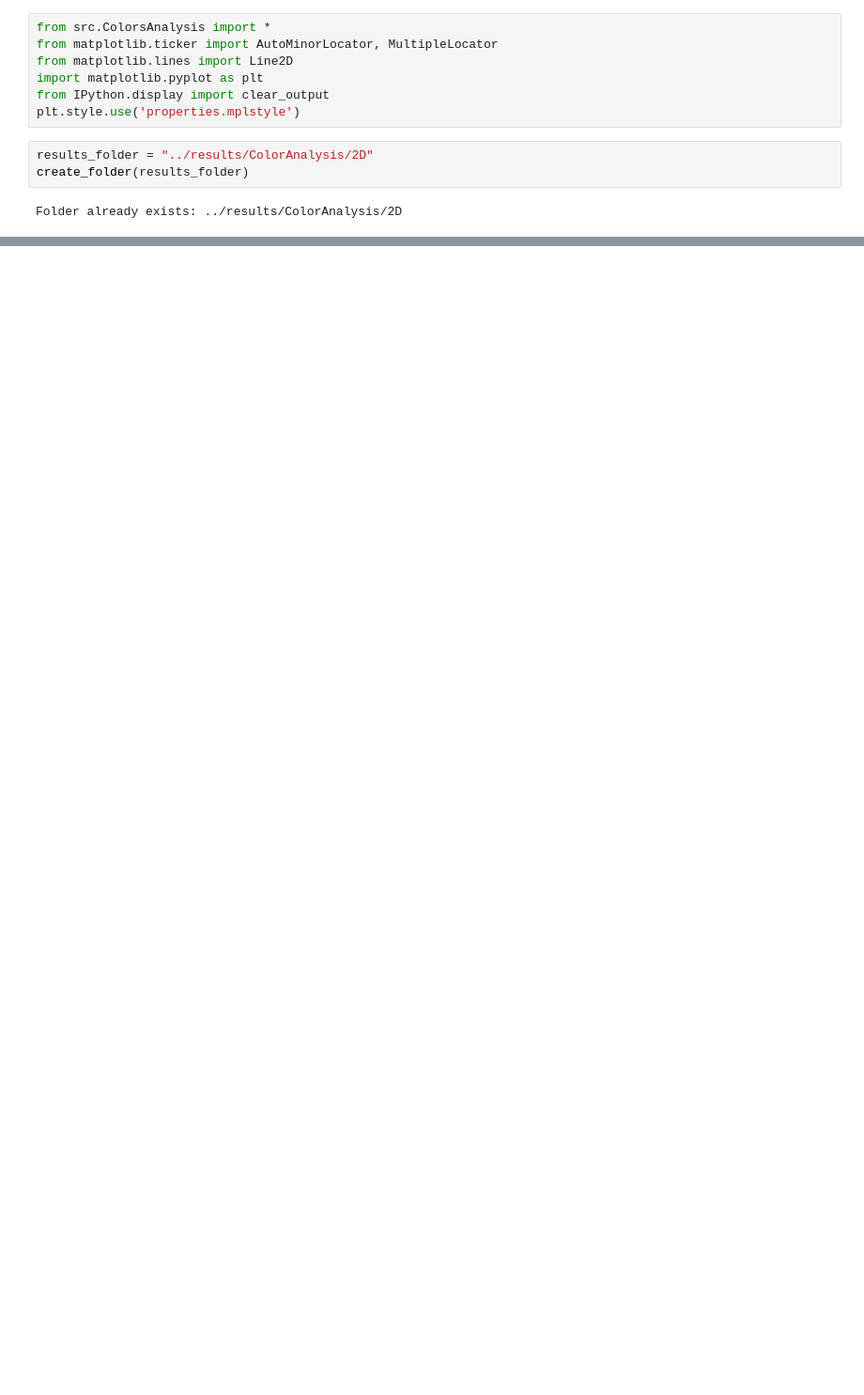
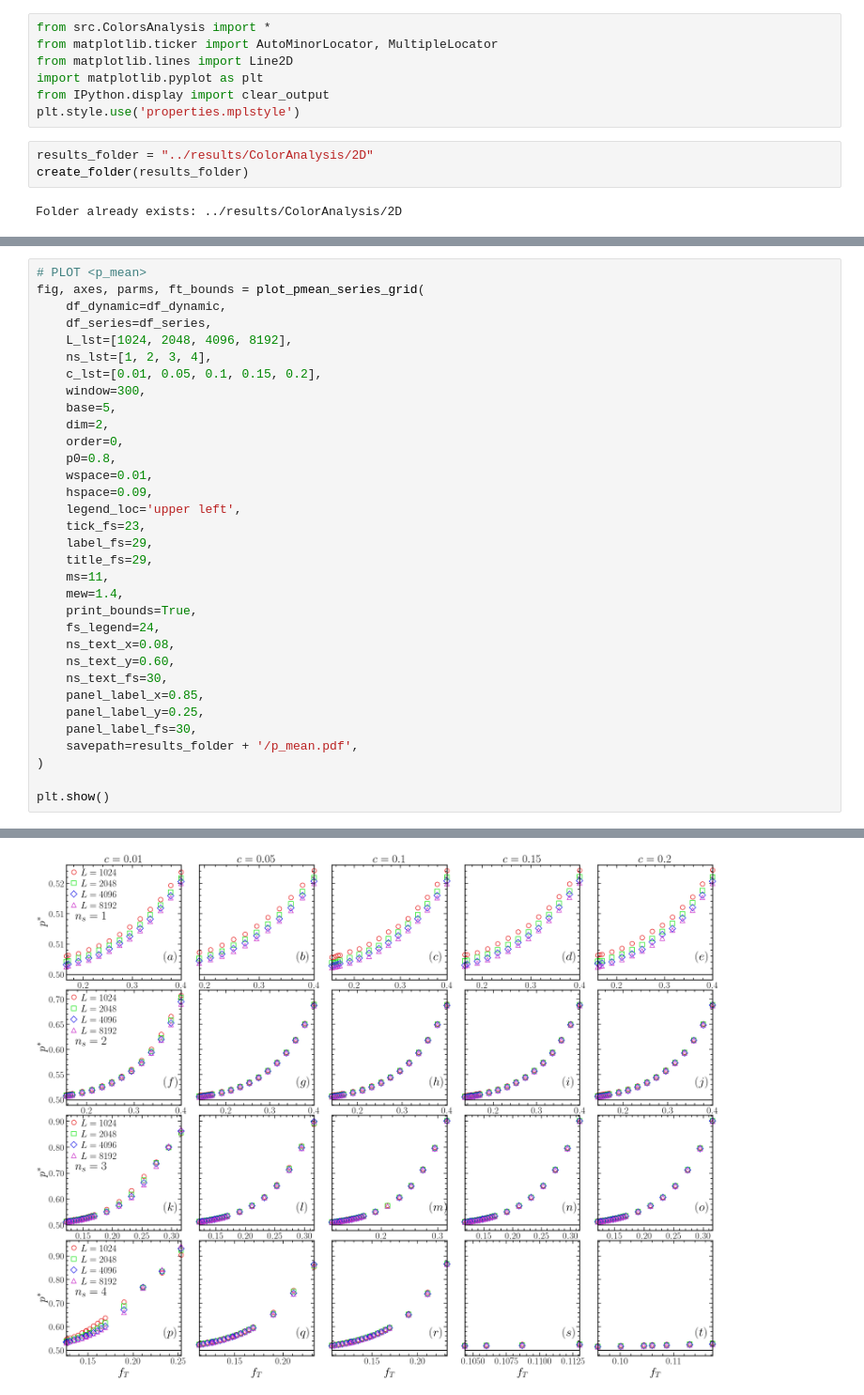
Before and after one commit to JuniorAlencar/self_organization_percolation, a Jupyter notebook: jupyter/Colors_Analysis_2D.ipynb, the cells around one changed output, grey strips where cells are left out. Shown at 94% size. Saved outputs shown, nothing was run; the diff lists cells and outputs as text; blank space fills up the shorter version.

```diff
--- a/jupyter/Colors_Analysis_2D.ipynb
+++ b/jupyter/Colors_Analysis_2D.ipynb
@@ -1090,0 +102,34 @@ c=0.10 | ft_min=0.1060000 | ft_max=0.2320000
+# %%
+# PLOT <p_mean>
+fig, axes, parms, ft_bounds = plot_pmean_series_grid(
+    df_dynamic=df_dynamic,
+    df_series=df_series,
+    L_lst=[1024, 2048, 4096, 8192],
+    ns_lst=[1, 2, 3, 4],
+    c_lst=[0.01, 0.05, 0.1, 0.15, 0.2],
+    window=300,
+    base=5,
+    dim=2,
+    order=0,
+    p0=0.8,
+    wspace=0.01,
+    hspace=0.09,
+    legend_loc='upper left',
+    tick_fs=23,
+    label_fs=29,
+    title_fs=29,
+    ms=11,
+    mew=1.4,
+    print_bounds=True,
+    fs_legend=24,
+    ns_text_x=0.08,
+    ns_text_y=0.60,
+    ns_text_fs=30,
+    panel_label_x=0.85,
+    panel_label_y=0.25,
+    panel_label_fs=30,
+    savepath=results_folder + '/p_mean.pdf',
+)
+
+plt.show()
+# %% [output]
@@ -1091,3 +156,4 @@ c=0.10 | ft_min=0.1060000 | ft_max=0.2320000
+[figure, added]
 # %%
 df_parms = pd.DataFrame(data=parms)
 df_parms
```
Also changed, not shown: parts of 13 cells of this notebook, 2 other files.
